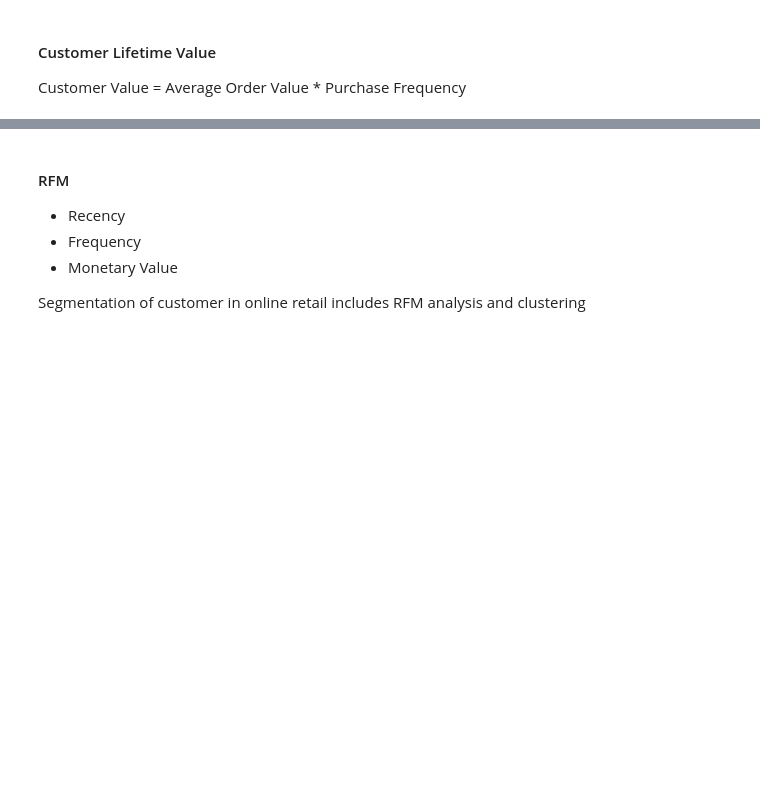
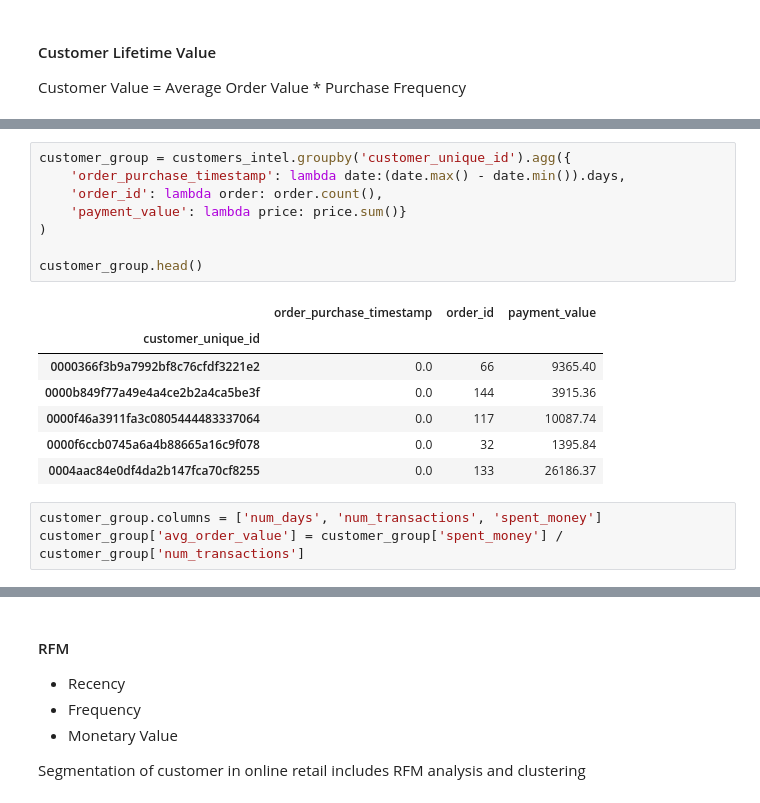
Before and after one commit to JamesLi197412/eCommerce_analysis, a Jupyter notebook: customer_segment.ipynb, the cells around one changed output, grey strips where cells are left out. Drawn from its saved outputs; the diff is of its cells as text; blank space fills up the shorter version.

```diff
--- a/customer_segment.ipynb
+++ b/customer_segment.ipynb
@@ -166,0 +168,19 @@ Customer Value = Average Order Value * Purchase Frequency
+# %%
+customer_group = customers_intel.groupby('customer_unique_id').agg({
+    'order_purchase_timestamp': lambda date:(date.max() - date.min()).days,
+    'order_id': lambda order: order.count(),
+    'payment_value': lambda price: price.sum()}
+)
+
+customer_group.head()
+# %% [output]
+|  | order_purchase_timestamp | order_id | payment_value |
+| customer_unique_id |  |  |  |
+| 0000366f3b9a7992bf8c76cfdf3221e2 | 0.0 | 66 | 9365.40 |
+| 0000b849f77a49e4a4ce2b2a4ca5be3f | 0.0 | 144 | 3915.36 |
+| 0000f46a3911fa3c0805444483337064 | 0.0 | 117 | 10087.74 |
+| 0000f6ccb0745a6a4b88665a16c9f078 | 0.0 | 32 | 1395.84 |
+| 0004aac84e0df4da2b147fca70cf8255 | 0.0 | 133 | 26186.37 |
+# %%
+customer_group.columns = ['num_days', 'num_transactions', 'spent_money']
+customer_group['avg_order_value'] = customer_group['spent_money'] / customer_group['num_transactions']
```
Also changed, not shown: parts of 11 cells of this notebook.
